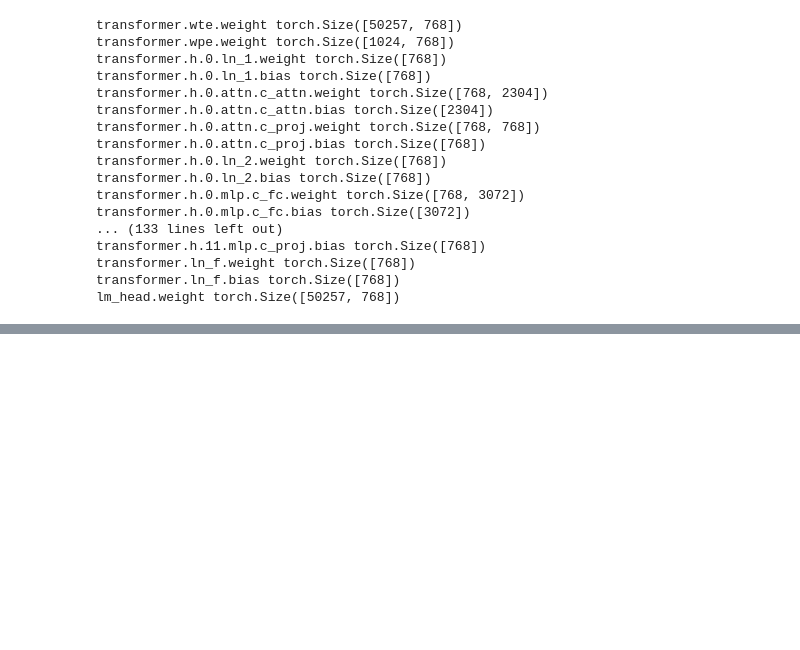
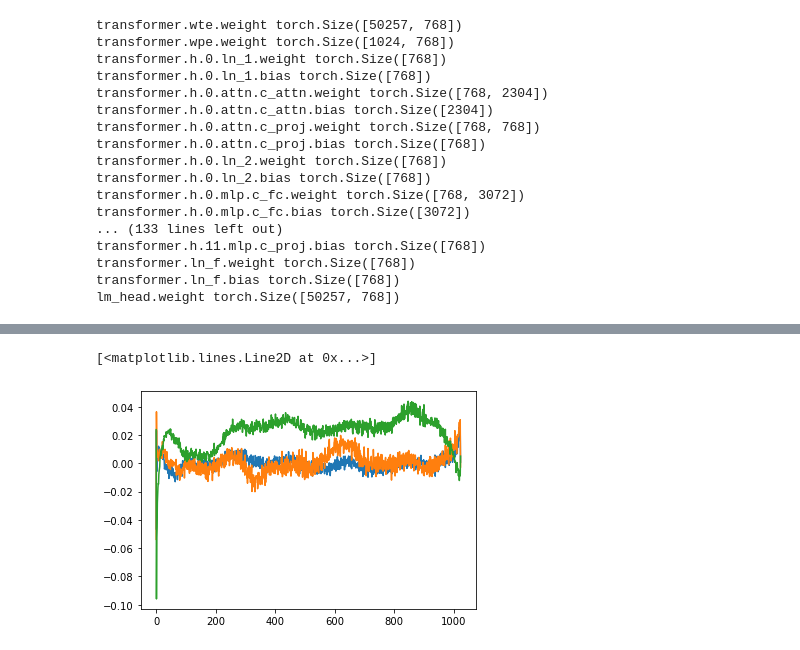
Before and after one commit to Ericd789/gpt2, a Jupyter notebook: play.ipynb, the cells around one changed output, grey strips where cells are left out. Saved outputs shown, nothing was run; the diff lists cells and outputs as text; code cells hidden in the pictures; blank space fills up the shorter version.

```diff
--- a/play.ipynb
+++ b/play.ipynb
@@ -33,0 +43,11 @@ plt.imshow(sd_hf["transformer.wpe.weight"],cmap="gray")
+# %%
+plt.plot(sd_hf["transformer.wpe.weight"][:,150])
+plt.plot(sd_hf["transformer.wpe.weight"][:,200])
+plt.plot(sd_hf["transformer.wpe.weight"][:,250])
+
+#looking at columns of the position embeddings
+#green channel best between 200-800
+#model not fully trained because plot is not smooth
+# %% [output]
+[<matplotlib.lines.Line2D at 0x...>]
+[figure, added]
```
Also changed, not shown: parts of 4 cells of this notebook, 1 other file.
